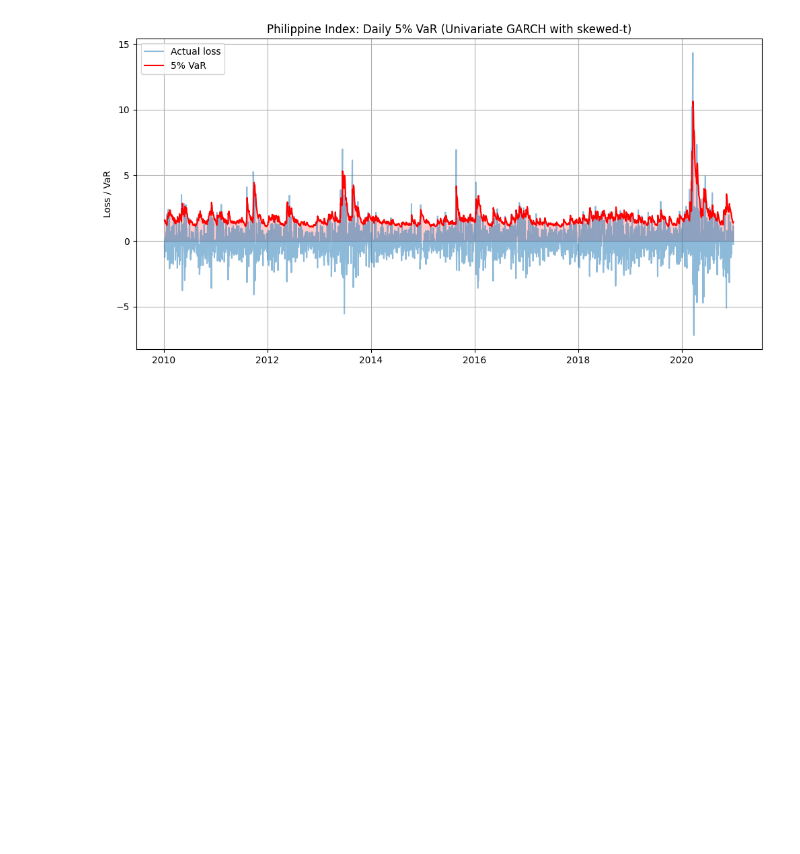
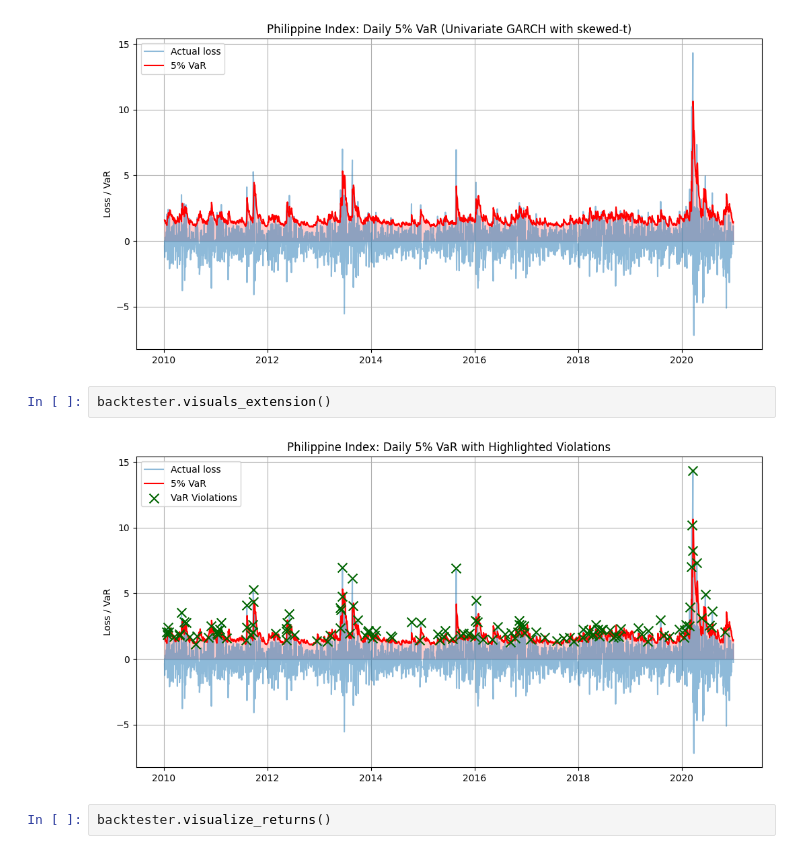
Before and after one commit to williamjames10231/MathModelling, a Jupyter notebook: notebook/main.ipynb, the cells around one changed output. Cells and saved outputs as stored; diff of their text form; blank space fills up the shorter version.

```diff
--- a/notebook/main.ipynb
+++ b/notebook/main.ipynb
@@ -97,3 +102,9 @@ backtester.kupiec_test()
 backtester.visualize_VaR()
 # %% [output]
 [figure]
+# %%
+backtester.visuals_extension()
+# %% [output]
+[figure, added]
+# %%
+backtester.visualize_returns()
```
Also changed, not shown: parts of 3 cells of this notebook, 2 other files.
